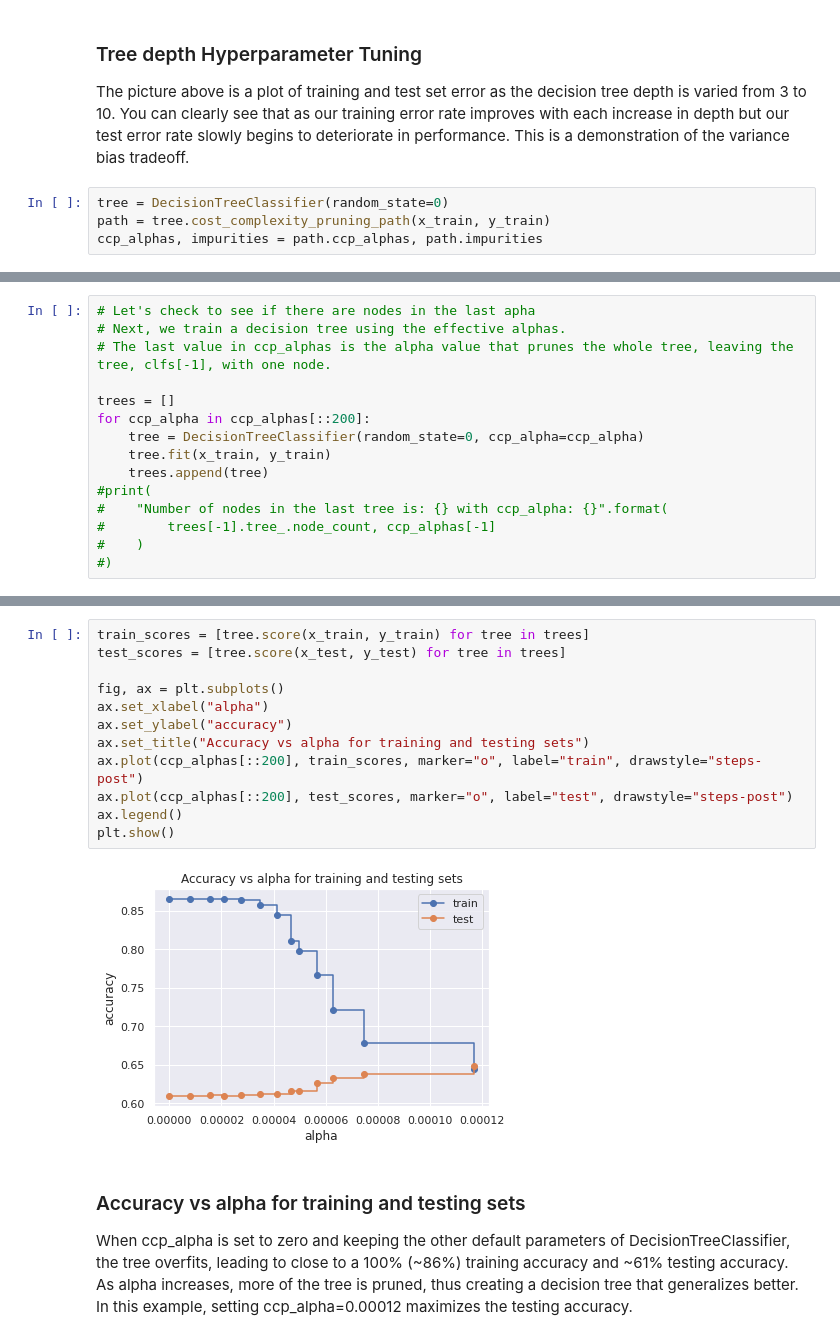
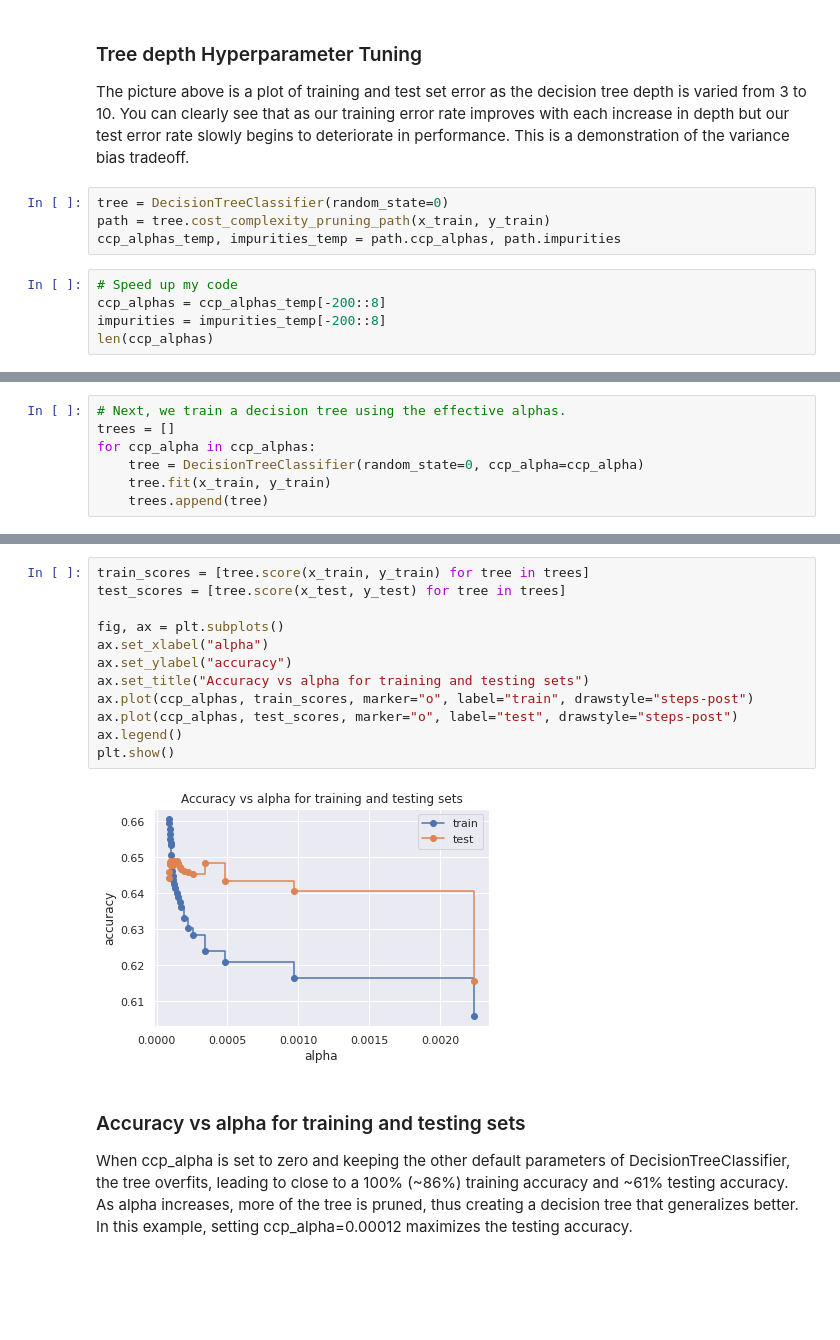
Before and after one commit to zachfreitas/ADS_504_Machine_Learning, a Jupyter notebook: Module_2/assignment_2/Assignment_2.ipynb, the cells around one changed output, grey strips where cells are left out. Saved outputs shown, nothing was run; the diff lists cells and outputs as text; blank space fills up the shorter version.

```diff
--- a/Module_2/assignment_2/Assignment_2.ipynb
+++ b/Module_2/assignment_2/Assignment_2.ipynb
@@ -172,4 +172,9 @@ The picture above is a plot of training and test set error as the decision tree
 # %%
 tree = DecisionTreeClassifier(random_state=0)
 path = tree.cost_complexity_pruning_path(x_train, y_train)
-ccp_alphas, impurities = path.ccp_alphas, path.impurities
+ccp_alphas_temp, impurities_temp = path.ccp_alphas, path.impurities
+# %%
+# Speed up my code
+ccp_alphas = ccp_alphas_temp[-200::8]
+impurities = impurities_temp[-200::8]
+len(ccp_alphas)
@@ -185,18 +192,10 @@ Text(0.5, 1.0, 'Total Impurity vs effective alpha for training set')
 # %%
-# Let's check to see if there are nodes in the last apha
 # Next, we train a decision tree using the effective alphas.
-# The last value in ccp_alphas is the alpha value that prunes the whole tree, leaving the tree, clfs[-1], with one node.
-
 trees = []
-for ccp_alpha in ccp_alphas[::200]:
+for ccp_alpha in ccp_alphas:
     tree = DecisionTreeClassifier(random_state=0, ccp_alpha=ccp_alpha)
     tree.fit(x_train, y_train)
     trees.append(tree)
-#print(
-#    "Number of nodes in the last tree is: {} with ccp_alpha: {}".format(
-#        trees[-1].tree_.node_count, ccp_alphas[-1]
-#    )
-#)
 # %%
 node_counts = [tree.tree_.node_count for tree in trees]
 depth = [tree.tree_.max_depth for tree in trees]
@@ -215,17 +214,17 @@ fig.tight_layout()
 # %%
 train_scores = [tree.score(x_train, y_train) for tree in trees]
 test_scores = [tree.score(x_test, y_test) for tree in trees]
 
 fig, ax = plt.subplots()
 ax.set_xlabel("alpha")
 ax.set_ylabel("accuracy")
 ax.set_title("Accuracy vs alpha for training and testing sets")
-ax.plot(ccp_alphas[::200], train_scores, marker="o", label="train", drawstyle="steps-post")
-ax.plot(ccp_alphas[::200], test_scores, marker="o", label="test", drawstyle="steps-post")
+ax.plot(ccp_alphas, train_scores, marker="o", label="train", drawstyle="steps-post")
+ax.plot(ccp_alphas, test_scores, marker="o", label="test", drawstyle="steps-post")
 ax.legend()
 plt.show()
 # %% [output]
-[figure, old version]
+[figure, new version]
 # %% [markdown]
 ### Accuracy vs alpha for training and testing sets
 When ccp_alpha is set to zero and keeping the other default parameters of DecisionTreeClassifier, the tree overfits, leading to close to a 100% (~86%) training accuracy and ~61% testing accuracy. As alpha increases, more of the tree is pruned, thus creating a decision tree that generalizes better. In this example, setting ccp_alpha=0.00012 maximizes the testing accuracy.
```
Also changed, not shown: parts of 3 cells of this notebook.
